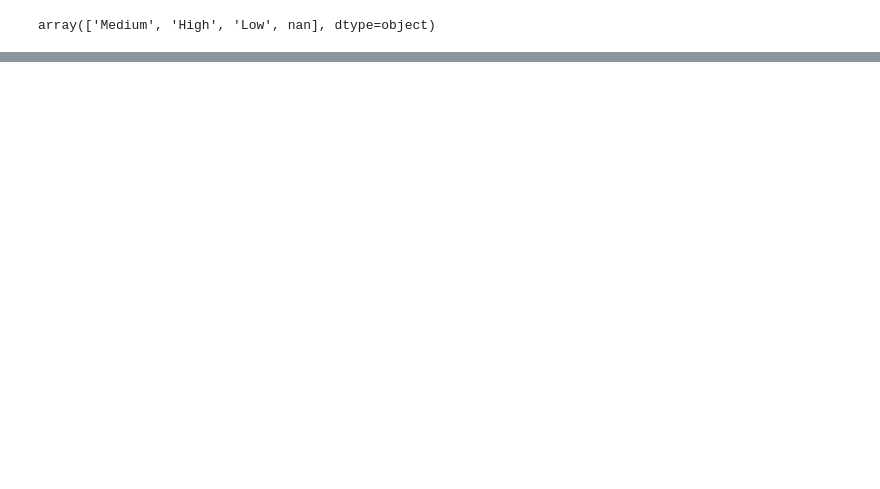
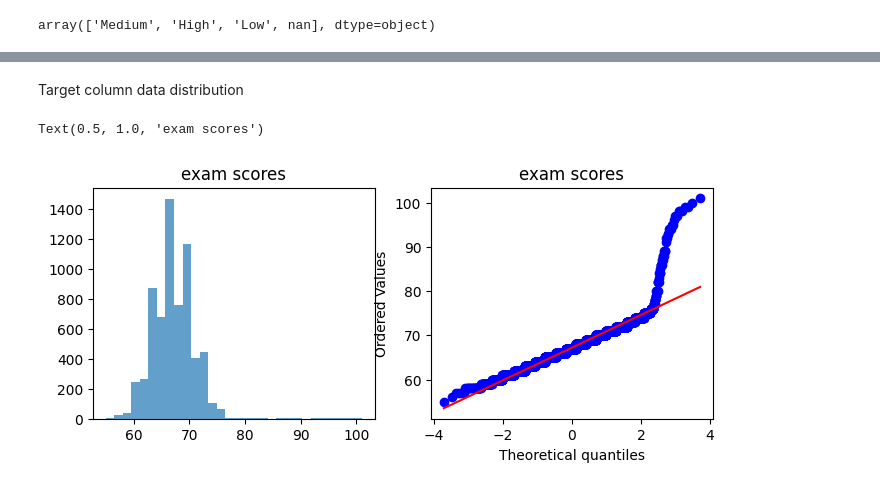
Before and after one commit to rameenhamad/Elvovo_ML_Internship_Tasks, a Jupyter notebook: 1_Student_Score_Prediction.ipynb, the cells around one changed output, grey strips where cells are left out. Saved outputs shown, nothing was run; the diff lists cells and outputs as text; code cells hidden in the pictures; blank space fills up the shorter version.

```diff
--- a/1_Student_Score_Prediction.ipynb
+++ b/1_Student_Score_Prediction.ipynb
@@ -49,4 +59,0 @@ array(['Near', 'Moderate', 'Far', nan], dtype=object)
-# %%
-for col in data.columns:
-    if data[col].dtype == 'object':
-      print(data[col].value_counts())
@@ -70,0 +68,4 @@ Name: count, dtype: int64
+# %%
+columns_nan = ['Teacher_Quality','Parental_Education_Level', 'Distance_from_Home']
+for col in columns_nan:
+  data[col] = data[col].fillna(data[col].mode()[0])
@@ -71 +76,27 @@ Name: count, dtype: int64
+# %%
+from sklearn.preprocessing import OrdinalEncoder
+
+lmh = ['Low', 'Medium', 'High']
+mappings = {
+    'Parental_Involvement': lmh,
+    'Access_to_Resources': lmh,
+    'Motivation_Level': lmh,
+    'Family_Income': lmh,
+    'Teacher_Quality': lmh,
+    'Peer_Influence': ['Negative', 'Neutral', 'Positive'],
+    'Parental_Education_Level': ['High School', 'College', 'Postgraduate'],
+    'Distance_from_Home': ['Near', 'Moderate', 'Far']
+}
+
+for col, cats in mappings.items():
+    oe = OrdinalEncoder(categories=[cats])
+    data[col] = oe.fit_transform(data[[col]])
+# %%
+from sklearn.preprocessing import OneHotEncoder
+
+ohe_columns = ['Extracurricular_Activities', 'Internet_Access', 'School_Type', 'Learning_Disabilities', 'Gender']
+
+ohe = OneHotEncoder(drop="first", sparse_output=False)
+for col in ohe_columns:
+    data[col] = ohe.fit_transform(data[[col]])
 # %%
@@ -84,0 +125,14 @@ transformer = ColumnTransformer(
+# %% [markdown]
+Target column data distribution
+# %%
+import scipy.stats as st
+fig, axes = plt.subplots(1, 2, figsize=(8, 3))
+axes[0].hist(Y, bins=30, alpha=0.7)
+axes[0].set_title(f"exam scores")
+
+# QQ plot
+st.probplot(Y, plot=axes[1])
+axes[1].set_title(f"exam scores")
+# %% [output]
+Text(0.5, 1.0, 'exam scores')
+[figure, added]
```
Also changed, not shown: parts of 26 cells of this notebook.
